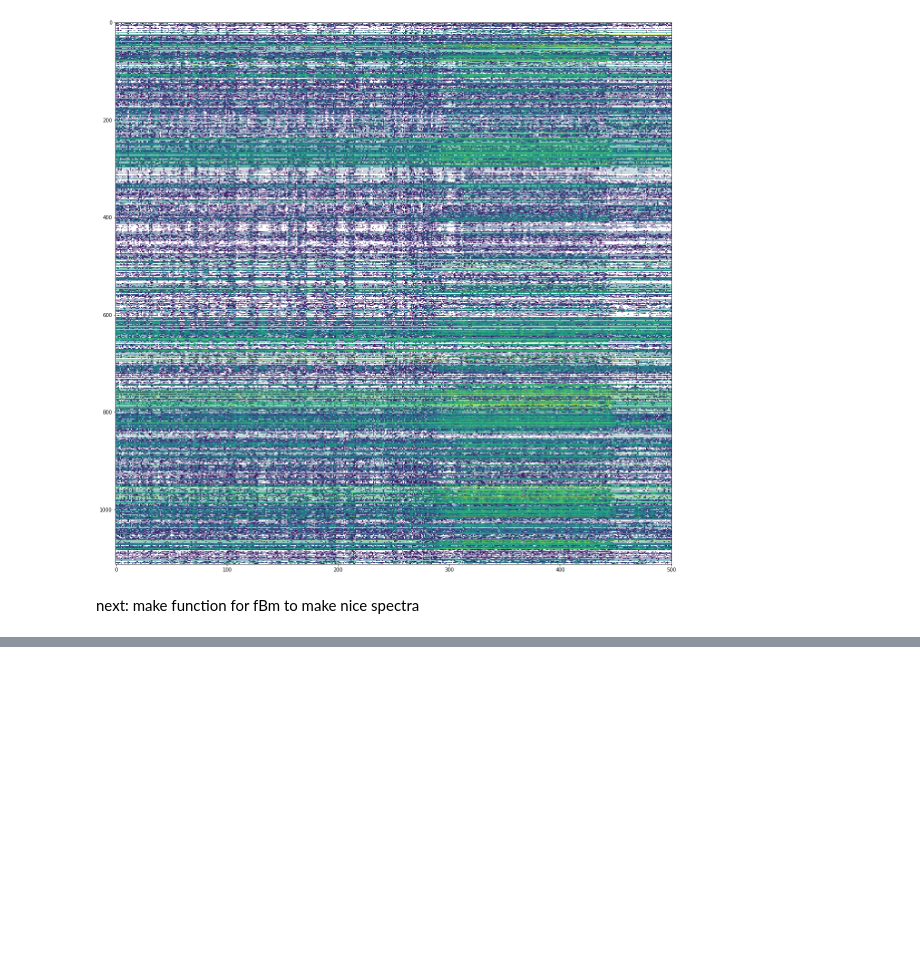
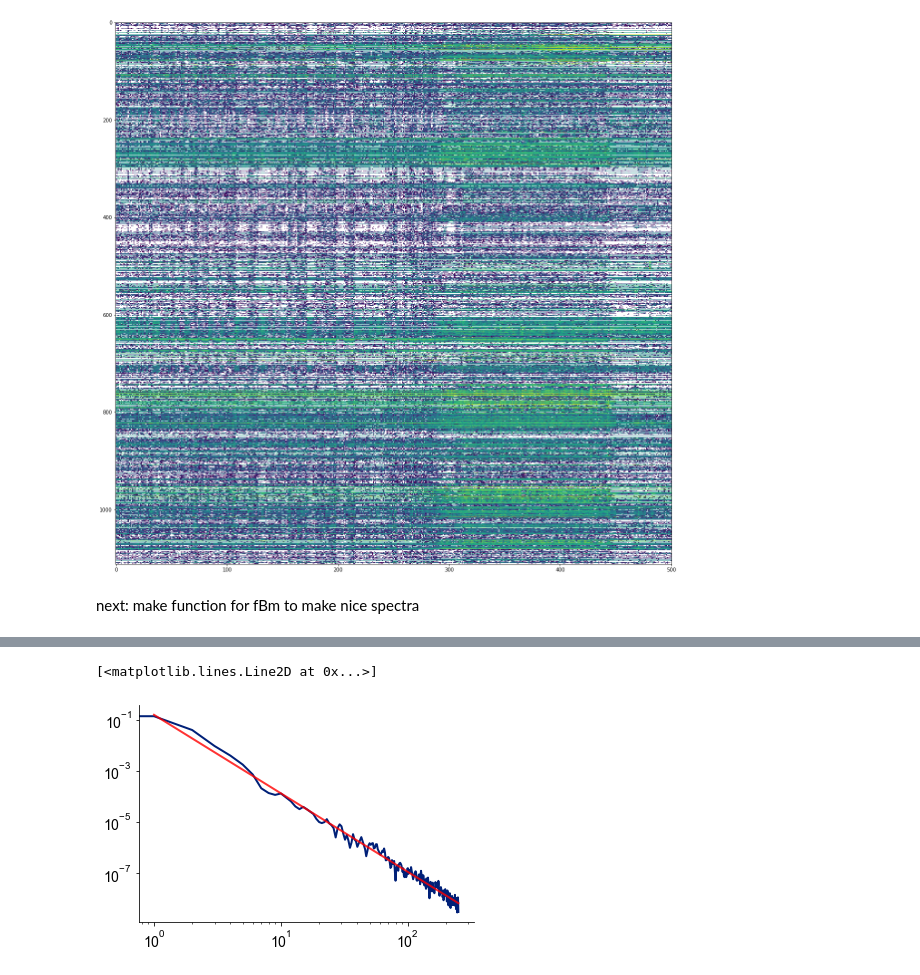
Before and after one commit to voytekresearch/galaxybrain, a Jupyter notebook: notebooks/Diagrams.ipynb, the cells around one changed output, grey strips where cells are left out. Drawn from its saved outputs; the diff is of its cells as text; code cells hidden in the pictures; blank space fills up the shorter version.

```diff
--- a/notebooks/Diagrams.ipynb
+++ b/notebooks/Diagrams.ipynb
@@ -42,0 +71,12 @@ next: make function for fBm to make nice spectra
+# %%
+dummy_pop_vec = sim.sim_powerlaw(n_seconds=4, fs=500, exponent=-3)
+
+fs=500; nperseg=fs; noverlap=250; freqs = np.fft.rfftfreq(nperseg); freq_range=None
+freqs, psd = compute_spectrum(dummy_pop_vec, fs, nperseg = nperseg, noverlap = noverlap)
+plt.loglog(psd.T, lw=2, color='#002078')
+exp, er, of = ramsey.fooofy(freqs, psd, freq_range, group=False)
+model = lambda x, offset: (10**offset)*x**-exp
+plt.loglog(freqs, model(freqs, of),color='red',alpha=0.8,lw=2)
+# %% [output]
+[<matplotlib.lines.Line2D at 0x...>]
+[figure, added]
```
Also changed, not shown: parts of 3 cells of this notebook, 3 other files.
